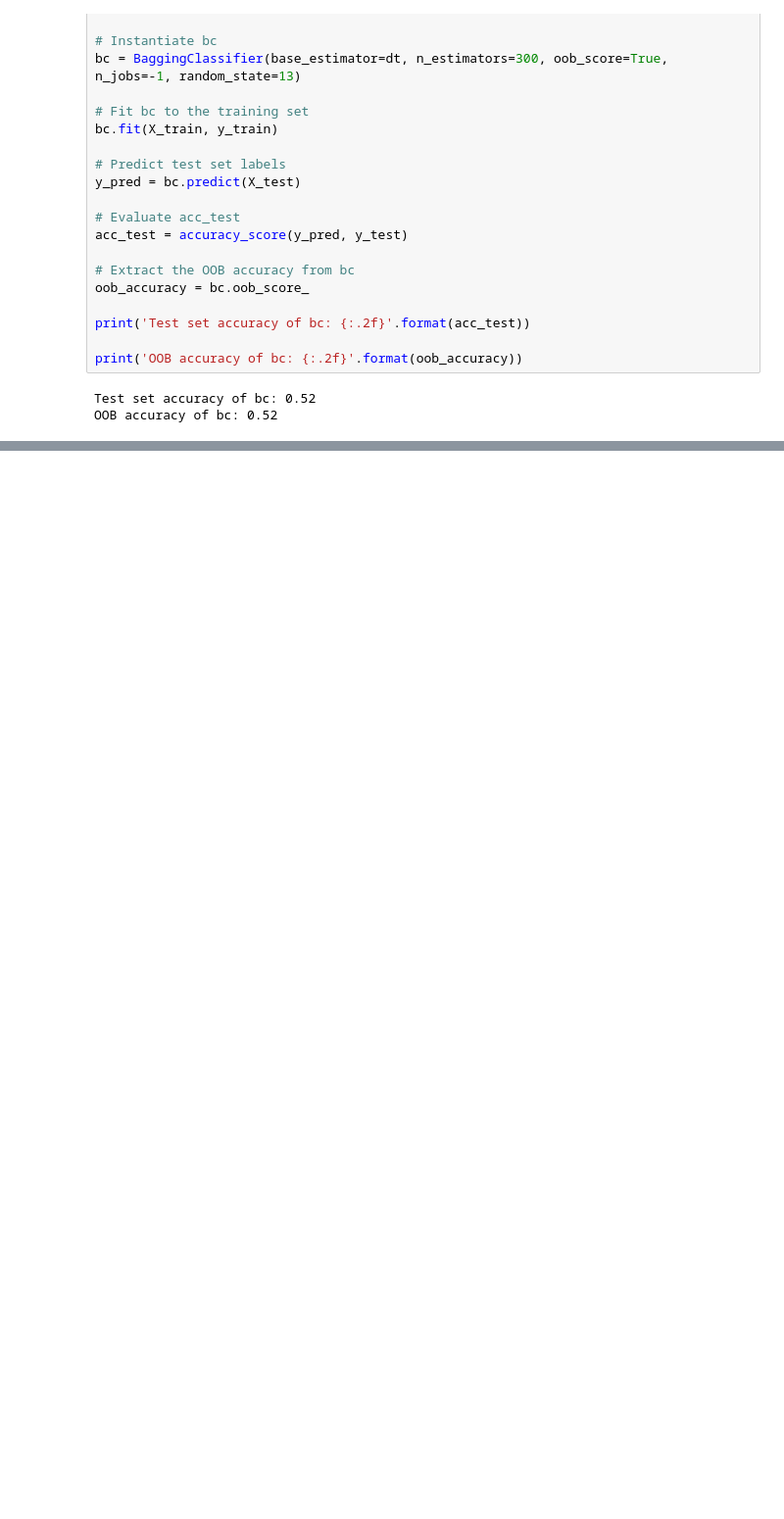
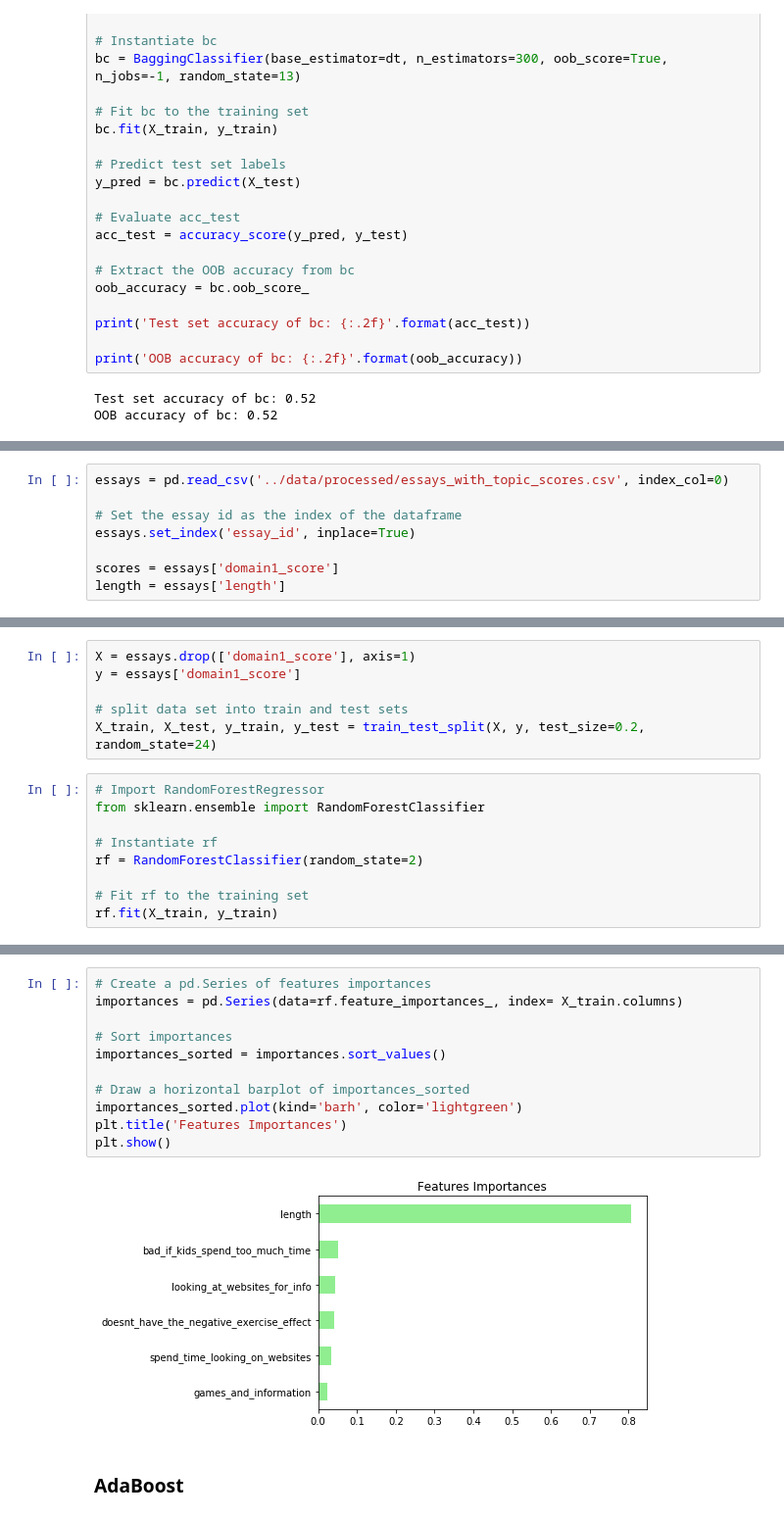
Before and after one commit to AlexEBall/Automated-Essay-Grading-with-NLP, a Jupyter notebook: notebooks/Running_Models.ipynb, the cells around one changed output, grey strips where cells are left out. Shown: that part at 98% size. Drawn from its saved outputs; the diff is of its cells as text; blank space fills up the shorter version.

Commit message:
running model on essay set 6

```diff
--- a/notebooks/Running_Models.ipynb
+++ b/notebooks/Running_Models.ipynb
@@ -202,0 +205,8 @@ OOB accuracy of bc: 0.52
+# %%
+essays = pd.read_csv('../data/processed/essays_with_topic_scores.csv', index_col=0)
+
+# Set the essay id as the index of the dataframe
+essays.set_index('essay_id', inplace=True)
+
+scores = essays['domain1_score']
+length = essays['length']
@@ -202,0 +223,15 @@ OOB accuracy of bc: 0.52
+# %%
+X = essays.drop(['domain1_score'], axis=1)
+y = essays['domain1_score']
+
+# split data set into train and test sets
+X_train, X_test, y_train, y_test = train_test_split(X, y, test_size=0.2, random_state=24)
+# %%
+# Import RandomForestRegressor
+from sklearn.ensemble import RandomForestClassifier
+
+# Instantiate rf
+rf = RandomForestClassifier(random_state=2)
+
+# Fit rf to the training set
+rf.fit(X_train, y_train)
@@ -202,0 +293,15 @@ OOB accuracy of bc: 0.52
+# %%
+# Create a pd.Series of features importances
+importances = pd.Series(data=rf.feature_importances_, index= X_train.columns)
+
+# Sort importances
+importances_sorted = importances.sort_values()
+
+# Draw a horizontal barplot of importances_sorted
+importances_sorted.plot(kind='barh', color='lightgreen')
+plt.title('Features Importances')
+plt.show()
+# %% [output]
+[figure, added]
+# %% [markdown]
+### AdaBoost
```
Also changed, not shown: parts of 18 cells of this notebook, 3 other files.
